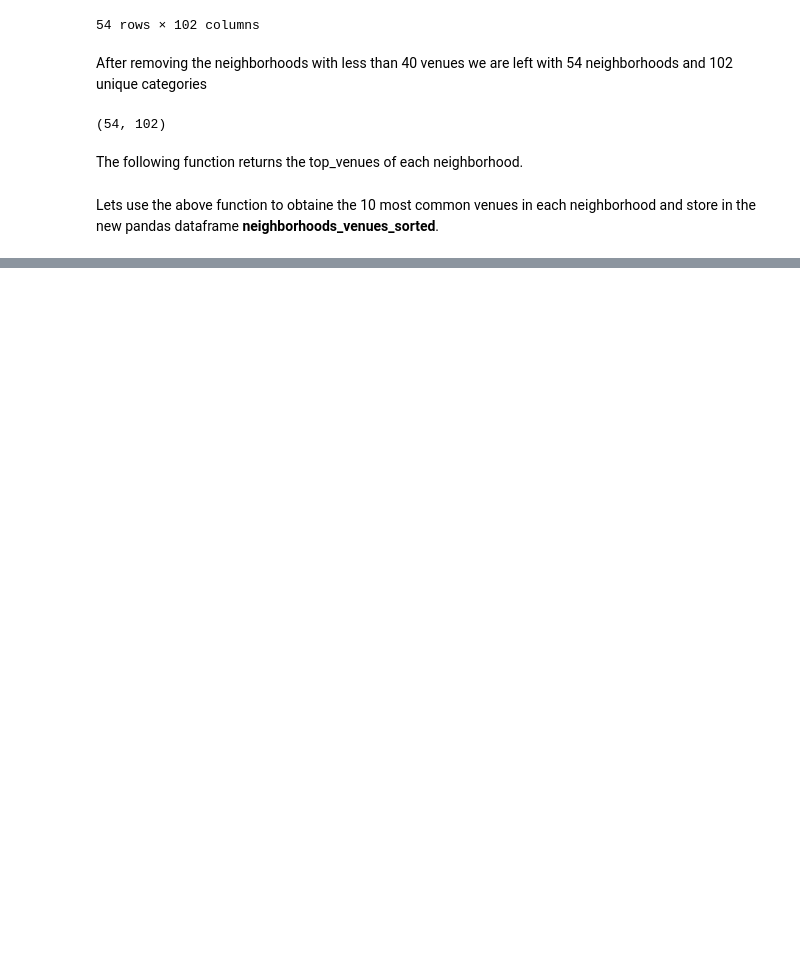
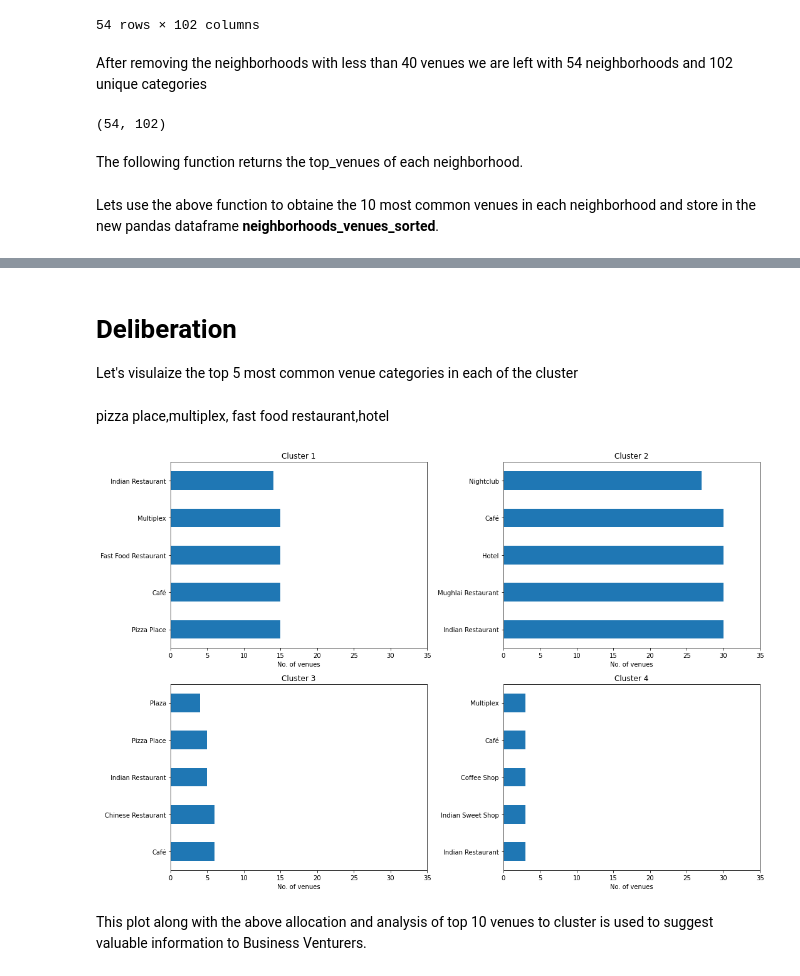
Before and after one commit to LeonEstrak/Capstone-II, a Jupyter notebook: Kolkata_analysis_capstone.ipynb, the cells around one changed output, grey strips where cells are left out. Drawn from its saved outputs; the diff is of its cells as text; code cells hidden in the pictures; blank space fills up the shorter version.

```diff
--- a/Kolkata_analysis_capstone.ipynb
+++ b/Kolkata_analysis_capstone.ipynb
@@ -435,0 +488,11 @@ neighborhoods_venues_sorted.head()
+# %%
+# add clustering labels
+neighborhoods_venues_sorted.insert(0, 'Cluster Labels', kmeans.labels_)
+
+kl_merged = kl_venues_top[kl_venues_top.columns[0:3]].drop_duplicates()
+kl_merged.reset_index(drop = True, inplace = True)
+
+# merge to add latitude/longitude for each neighborhood
+kl_merged = kl_merged.join(neighborhoods_venues_sorted.set_index('Neighborhood'), on='Neighborhood')
+
+kl_merged.head()
@@ -435,0 +669,16 @@ neighborhoods_venues_sorted.head()
+# %%
+
+cluster4 = kl_merged.loc[kl_merged['Cluster Labels'] == 3, kl_merged.columns[[0] +
+                                                                                    list(range(4, kl_merged.shape[1]))]]
+venues4 = (cluster4['1st Most Common Venue'].append(
+    cluster4['2nd Most Common Venue']).append(
+    cluster4['3rd Most Common Venue']).append(
+    cluster4['4th Most Common Venue']).append(
+    cluster4['5th Most Common Venue']).append(
+    cluster4['6th Most Common Venue']).append(
+    cluster4['7th Most Common Venue']).append(
+    cluster4['8th Most Common Venue']).append(
+    cluster4['9th Most Common Venue']).append(
+    cluster4['10th Most Common Venue']))
+
+print(venues4.value_counts().head(10))
@@ -435,0 +704,26 @@ neighborhoods_venues_sorted.head()
+# %% [markdown]
+# Deliberation
+Let's visulaize the top 5 most common venue categories in each of the cluster
+# %% [markdown]
+pizza place,multiplex, fast food restaurant,hotel
+# %%
+df_list = [venues1 ,venues2, venues3, venues4]
+fig, axes = plt.subplots(2, 2)
+
+count = 0
+for r in range(2):
+    for c in range(2):
+        if count!=9:
+            df_list[count].value_counts().head().plot.barh(ax = axes[r,c], width=0.5, figsize=(15,10))
+            axes[r,c].set_title('Cluster {}'.format(count+1))
+            plt.sca(axes[r, c])
+            plt.xticks(np.arange(0,40,5))
+            plt.xlabel('No. of venues')
+            count += 1
+
+# fig.delaxes(ax = ax[0,0])
+fig.tight_layout()
+# %% [output]
+[figure, added]
+# %% [markdown]
+This plot along with the above allocation and analysis of top 10 venues to cluster is used to suggest valuable information to Business Venturers.
```
Also changed, not shown: parts of 25 cells of this notebook, 1 other file.
